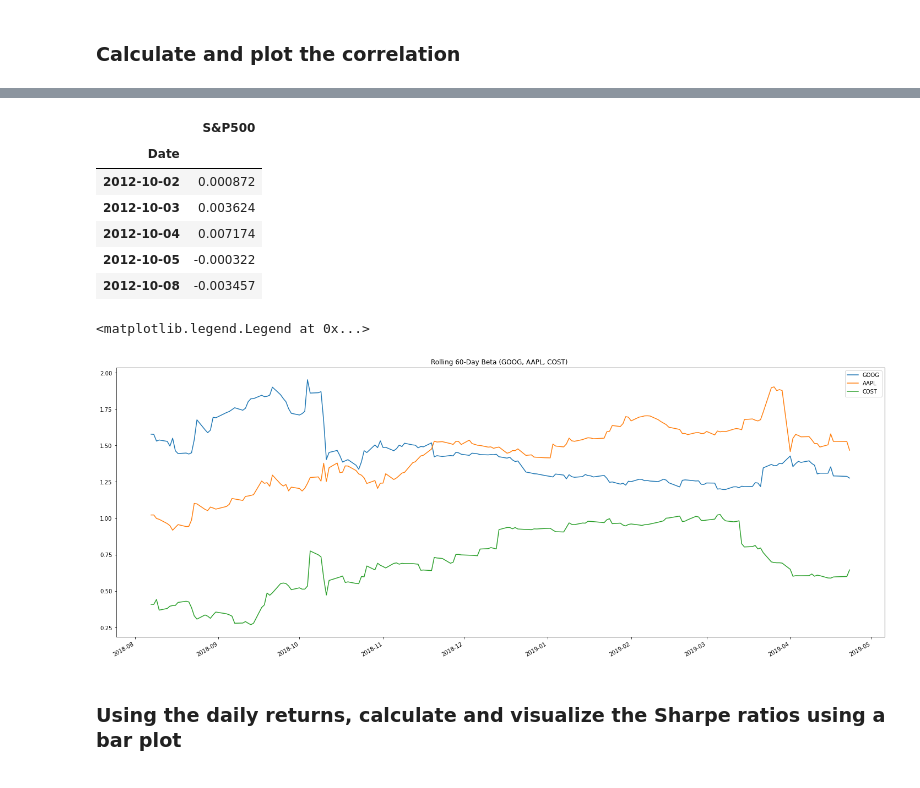
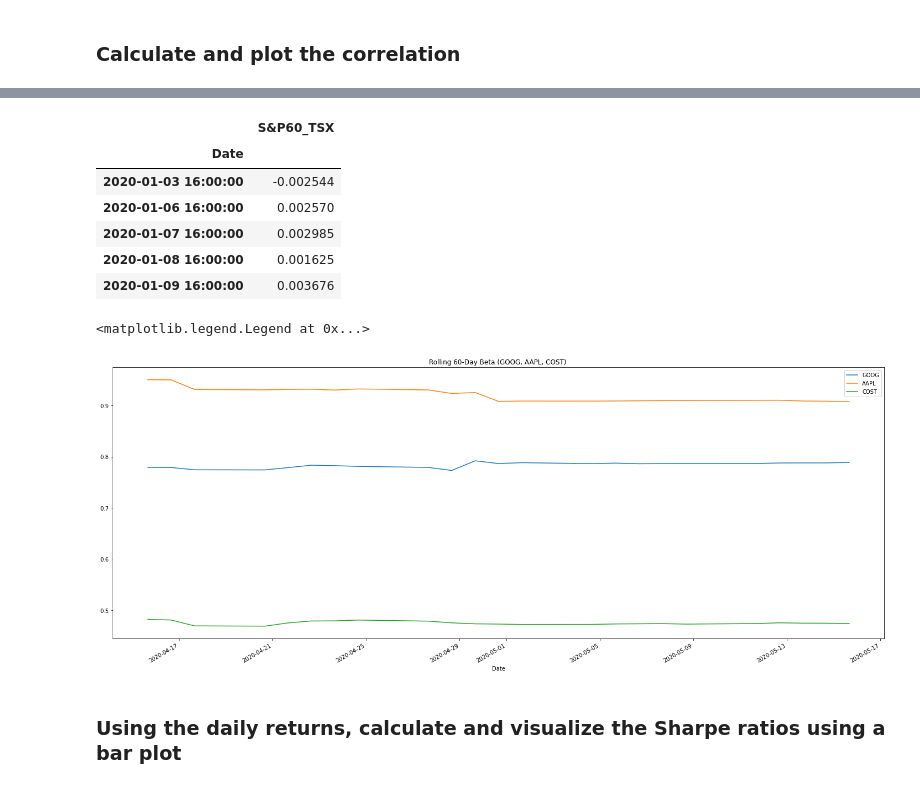
Before and after one commit to eayca/panda-homework, a Jupyter notebook: Panda - whale_analysis.ipynb, the cells around one changed output, grey strips where cells are left out. Drawn from its saved outputs; the diff is of its cells as text; code cells hidden in the pictures.

```diff
--- a/Panda - whale_analysis.ipynb
+++ b/Panda - whale_analysis.ipynb
@@ -507,7 +509,8 @@ aapl_df.head()
 # %%
 # Reading data from 3rd stock
-cost_df = pd.read_csv('Resources/cost_historical.csv', index_col='Trade DATE', parse_dates = True, infer_datetime_format = True)
+cost_df = pd.read_csv('Resources/GoogleFinanceData - COST.csv', index_col='Date', parse_dates = True, infer_datetime_format = True)
 
 cost_df.sort_index(inplace=True)
+
 cost_df.head()
 # %% [output]
@@ -535,6 +538,6 @@ all_stocks_df.head()
 all_stocks_df = all_stocks_df.reset_index()
 # %%
 # Reorganize portfolio data by having a column per symbol
-all_stocks_df = all_stocks_df.pivot_table(values='NOCP', index='Trade DATE', columns ='Symbol')
+all_stocks_df = all_stocks_df.pivot_table(values='Close', index='Date', columns ='Ticker')
 all_stocks_df.head()
 # %% [output]
@@ -673,0 +677,8 @@ sns.heatmap(correlation_n, vmin= 0, vmax=1)
+# %%
+sp60tsx_df = pd.read_csv('Resources/GoogleFinanceData - S&P 60 TSX.csv', index_col='Date', parse_dates = True, infer_datetime_format = True)
+
+sp60tsx_df.sort_index(inplace=True)
+
+sp60tsx_df = sp60tsx_df.rename(columns = {'Close' : 'S&P60_TSX'})
+sp60tsx_df = sp60tsx_df.drop(columns = 'Ticker')
+sp60tsx_df.head()
@@ -674,32 +693,34 @@ sns.heatmap(correlation_n, vmin= 0, vmax=1)
+# %%
+sp60tsx_return = sp60tsx_df.pct_change().dropna()
 # %%
-sp500_daily_returns.head()
+sp60tsx_return.head()
 # %% [output]
-|  | S&P500 |
+|  | S&P60_TSX |
 | Date |  |
-| 2012-10-02 | 0.000872 |
-| 2012-10-03 | 0.003624 |
-| 2012-10-04 | 0.007174 |
-| 2012-10-05 | -0.000322 |
-| 2012-10-08 | -0.003457 |
+| 2020-01-03 16:00:00 | -0.002544 |
+| 2020-01-06 16:00:00 | 0.002570 |
+| 2020-01-07 16:00:00 | 0.002985 |
+| 2020-01-08 16:00:00 | 0.001625 |
+| 2020-01-09 16:00:00 | 0.003676 |
 # %%
 # Calculate and plot Beta
-covariance_goog = all_returns['GOOG'].rolling(window=60).cov(sp500_daily_returns['S&P500'])
-covariance_aapl = all_returns['AAPL'].rolling(window=60).cov(sp500_daily_returns['S&P500'])
-covariance_cost = all_returns['COST'].rolling(window=60).cov(sp500_daily_returns['S&P500'])
+covariance_goog = all_returns['GOOG'].rolling(window=60).cov(sp60tsx_return['S&P60_TSX'])
+covariance_aapl = all_returns['AAPL'].rolling(window=60).cov(sp60tsx_return['S&P60_TSX'])
+covariance_cost = all_returns['COST'].rolling(window=60).cov(sp60tsx_return['S&P60_TSX'])
 
-variance = sp500_daily_returns['S&P500'].rolling(window=60).var()
+variance = sp60tsx_return['S&P60_TSX'].rolling(window=60).var()
 
 beta_goog = covariance_goog / variance
 beta_aapl = covariance_aapl / variance
 beta_cost = covariance_cost / variance
 
 ax= beta_goog.plot(figsize=(25,10), title= 'Rolling 60-Day Beta (GOOG, AAPL, COST) ')
 beta_aapl.plot(ax=ax)
 beta_cost.plot(ax=ax)
 ax.legend(['GOOG', 'AAPL', 'COST'])
 # %% [output]
 <matplotlib.legend.Legend at 0x...>
-[figure, old version]
+[figure, new version]
 # %% [markdown]
 ### Using the daily returns, calculate and visualize the Sharpe ratios using a bar plot
 # %%
```
Also changed, not shown: parts of 19 cells of this notebook.
